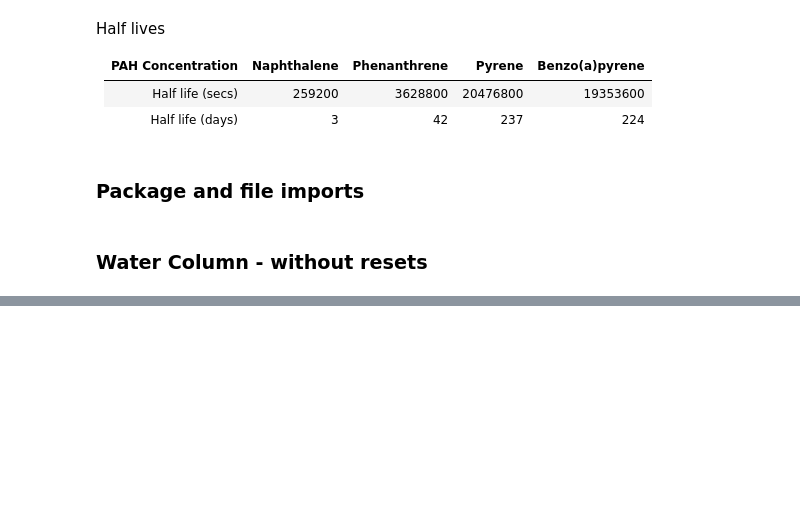
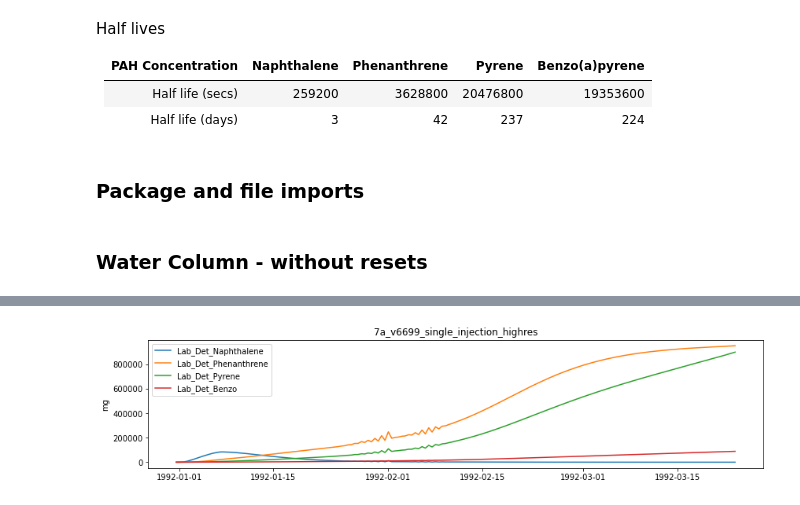
Before and after one commit to SS-Atlantis/analysis-raisha, a Jupyter notebook: notebooks/SSAM-contam-highres.ipynb, the cells around one changed output, grey strips where cells are left out. Drawn from its saved outputs; the diff is of its cells as text; code cells hidden in the pictures; blank space fills up the shorter version.

```diff
--- a/notebooks/SSAM-contam-highres.ipynb
+++ b/notebooks/SSAM-contam-highres.ipynb
@@ -296,0 +99,7 @@ for scenario, label in zip(scenarios, labels):
+# %%
+new_group = {}
+for pah in groups.pahs:
+    new_group['Lab_Det_'+pah]= 'Lab_Det_' +pah
+plot_group(new_group, scenario_datasets, scenario_paths)
+# %% [output]
+[figure, added]
```
Also changed, not shown: parts of 38 cells of this notebook.
